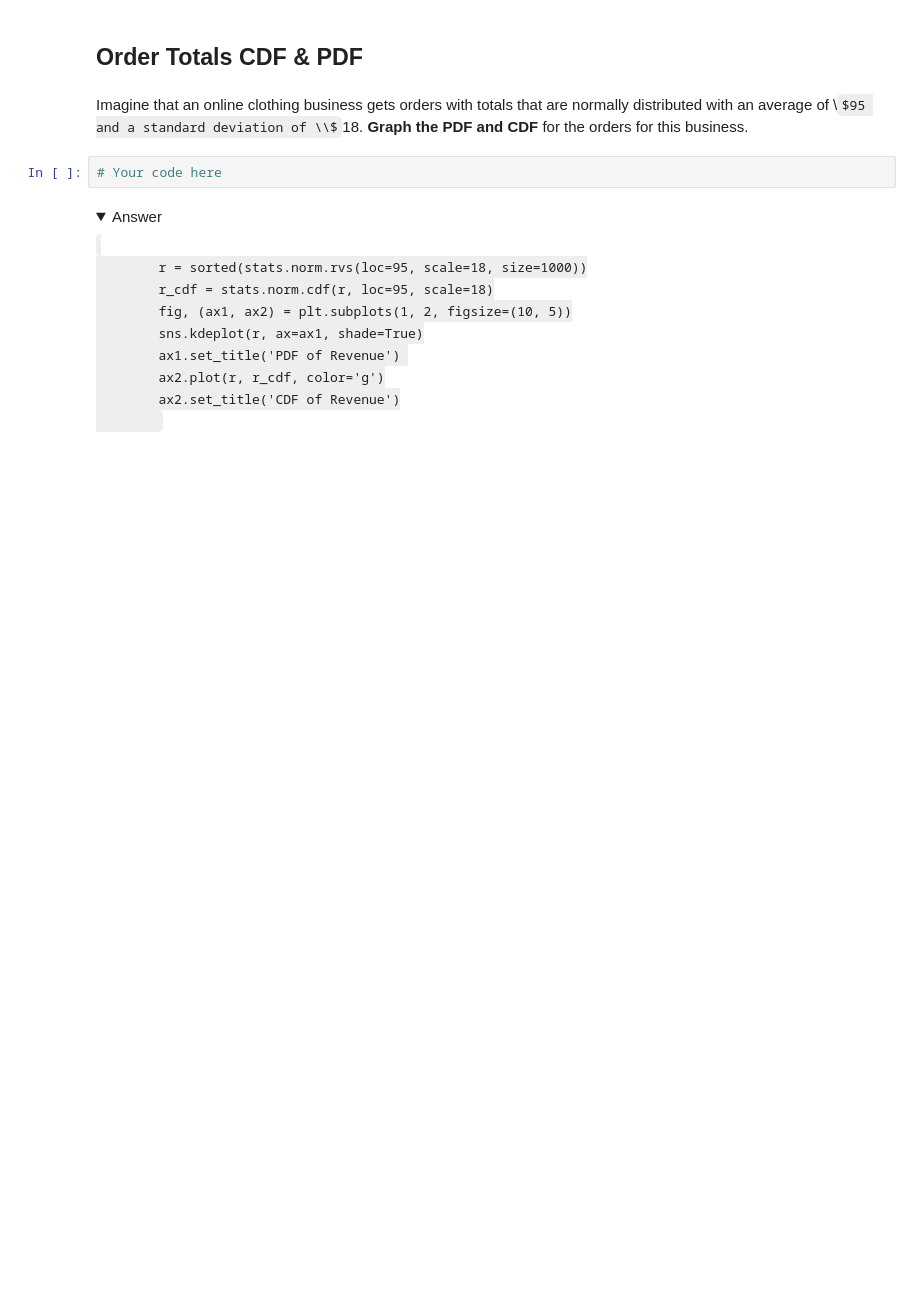
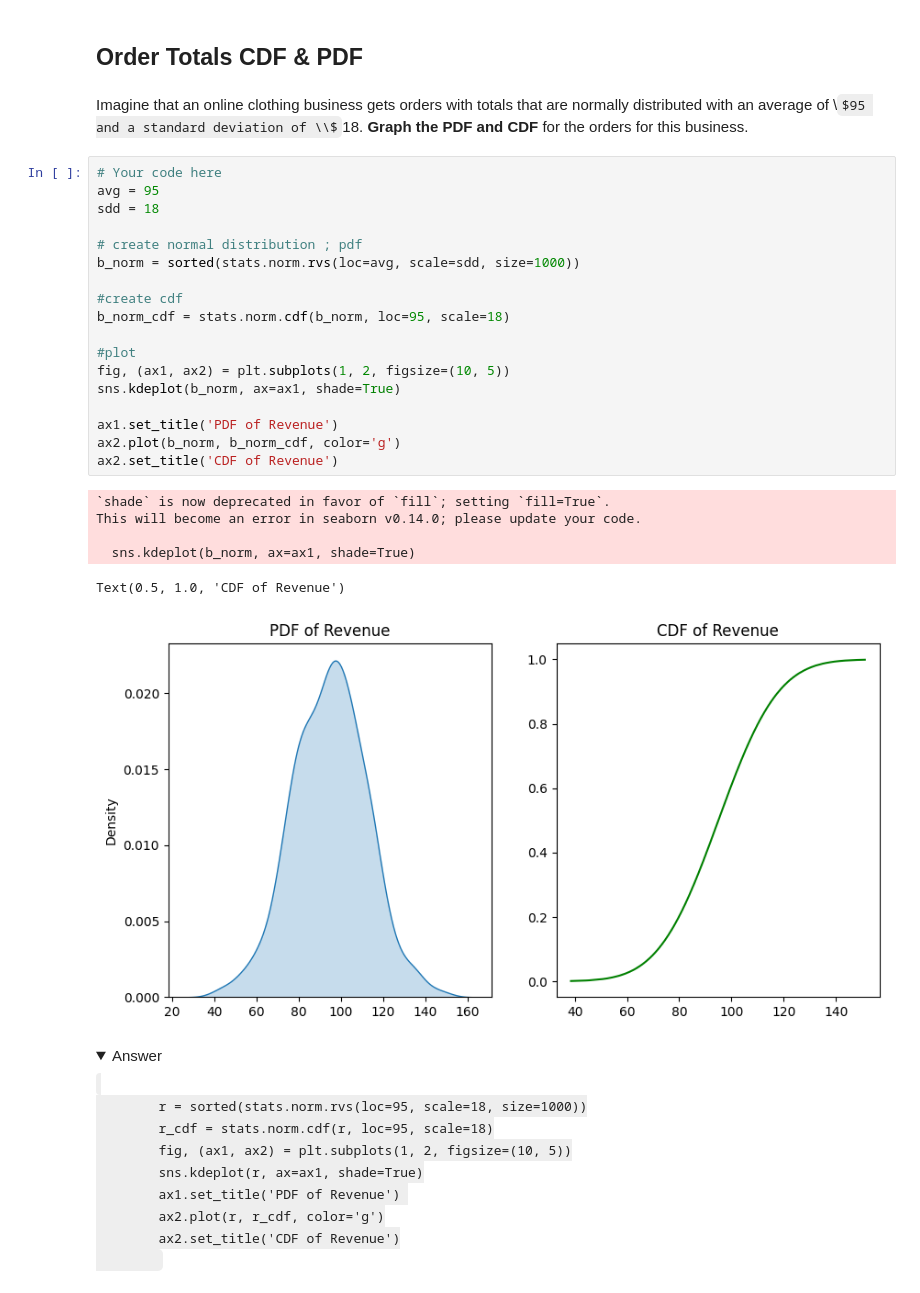
Before and after one commit to ToluAkinlabi/dsc-Deloitte-072423, a Jupyter notebook: intensive/distr_sampling/Distributions-Sampling.ipynb, the cells around one changed output. Saved outputs shown, nothing was run; the diff lists cells and outputs as text; folded sections open; some formulas as TeX source; blank space fills up the shorter version.

Commit message:
distribution sampling

```diff
--- a/intensive/distr_sampling/Distributions-Sampling.ipynb
+++ b/intensive/distr_sampling/Distributions-Sampling.ipynb
@@ -598,8 +688,31 @@ print(f'The 95th percentile: {r.ppf(0.95)}')
 ## Order Totals CDF & PDF
 # %% [markdown]
 Imagine that an online clothing business gets orders with totals that are normally distributed with an average of \\$95 and a standard deviation of \\$18. **Graph the PDF and CDF** for the orders for this business.
-# %%
-# Your code here
+# %%
+# Your code here
+avg = 95
+sdd = 18
+
+# create normal distribution ; pdf
+b_norm = sorted(stats.norm.rvs(loc=avg, scale=sdd, size=1000))
+
+#create cdf
+b_norm_cdf = stats.norm.cdf(b_norm, loc=95, scale=18)
+
+#plot
+fig, (ax1, ax2) = plt.subplots(1, 2, figsize=(10, 5))
+sns.kdeplot(b_norm, ax=ax1, shade=True)
+
+ax1.set_title('PDF of Revenue')
+ax2.plot(b_norm, b_norm_cdf, color='g')
+ax2.set_title('CDF of Revenue')
+# %% [output]
+`shade` is now deprecated in favor of `fill`; setting `fill=True`.
+This will become an error in seaborn v0.14.0; please update your code.
+
+  sns.kdeplot(b_norm, ax=ax1, shade=True)
+Text(0.5, 1.0, 'CDF of Revenue')
+[figure, added]
 # %% [markdown]
 <details>
     <summary>Answer</summary>
```
Also changed, not shown: parts of 20 cells of this notebook.
